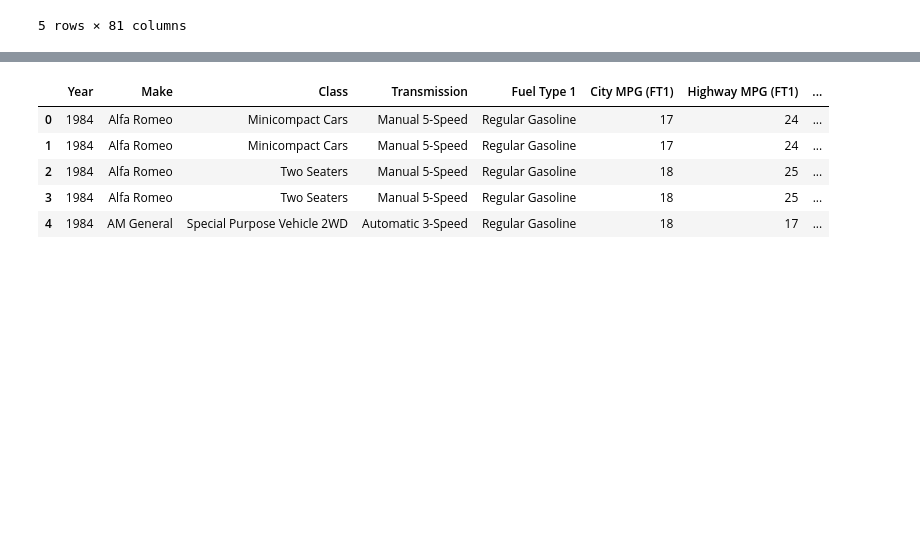
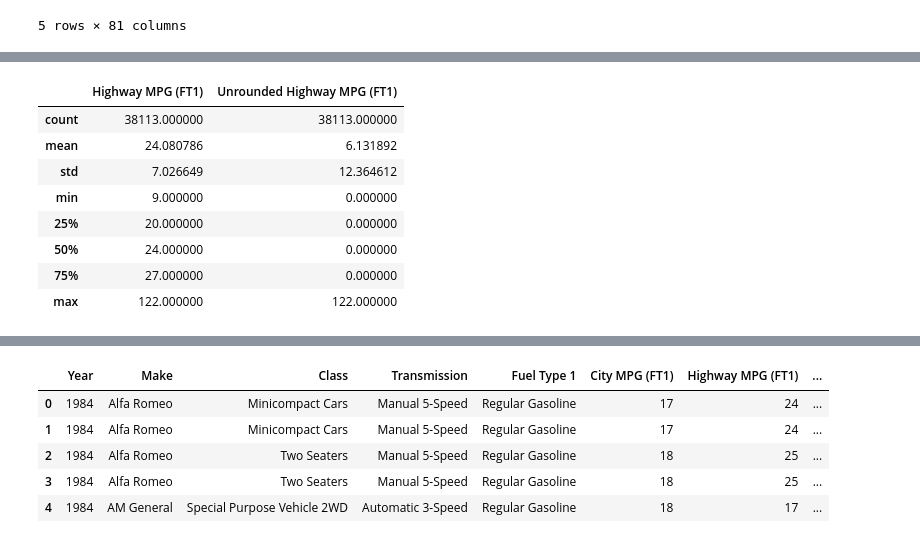
Before and after one commit to sandheepsebastain/gasoline-vehicle-study, a Jupyter notebook: Study of Gasoline Vehicles.ipynb, the cells around one changed output, grey strips where cells are left out. Saved outputs shown, nothing was run; the diff lists cells and outputs as text; code cells hidden in the pictures; blank space fills up the shorter version.

```diff
--- a/Study of Gasoline Vehicles.ipynb
+++ b/Study of Gasoline Vehicles.ipynb
@@ -40,0 +84,13 @@ Index(['Vehicle ID', 'Year', 'Make', 'Model', 'Class', 'Drive', 'Transmission',
+# %%
+#Checking two columns to see which is better indicative of highway mileage
+dfData[['Highway MPG (FT1)', 'Unrounded Highway MPG (FT1)']].describe()
+# %% [output]
+|  | Highway MPG (FT1) | Unrounded Highway MPG (FT1) |
+| count | 38113.000000 | 38113.000000 |
+| mean | 24.080786 | 6.131892 |
+| std | 7.026649 | 12.364612 |
+| min | 9.000000 | 0.000000 |
+| 25% | 20.000000 | 0.000000 |
+| 50% | 24.000000 | 0.000000 |
+| 75% | 27.000000 | 0.000000 |
+| max | 122.000000 | 122.000000 |
```
Also changed, not shown: parts of 37 cells of this notebook.
